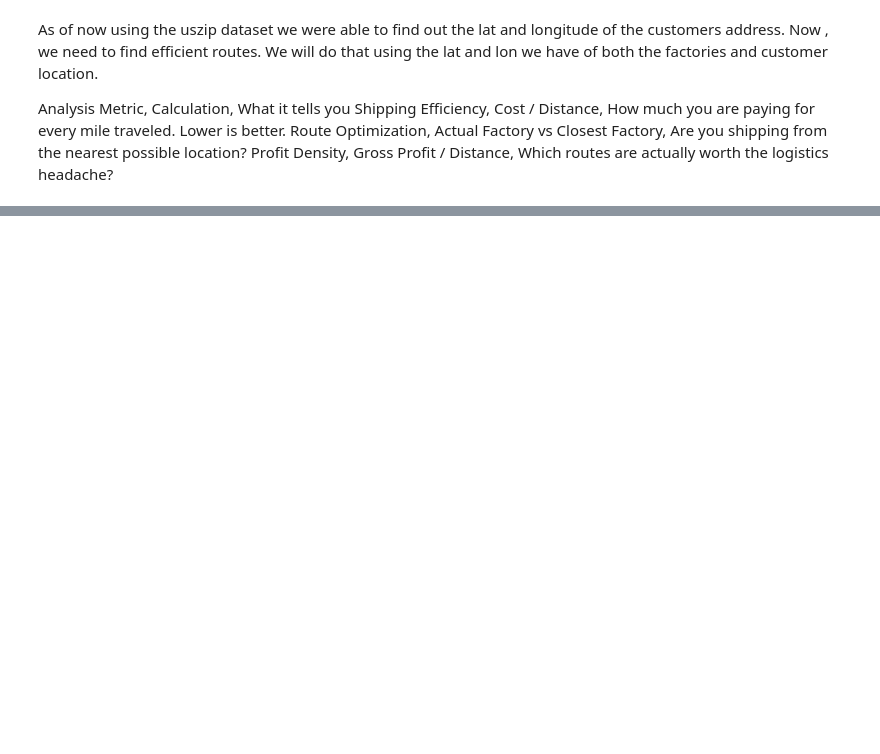
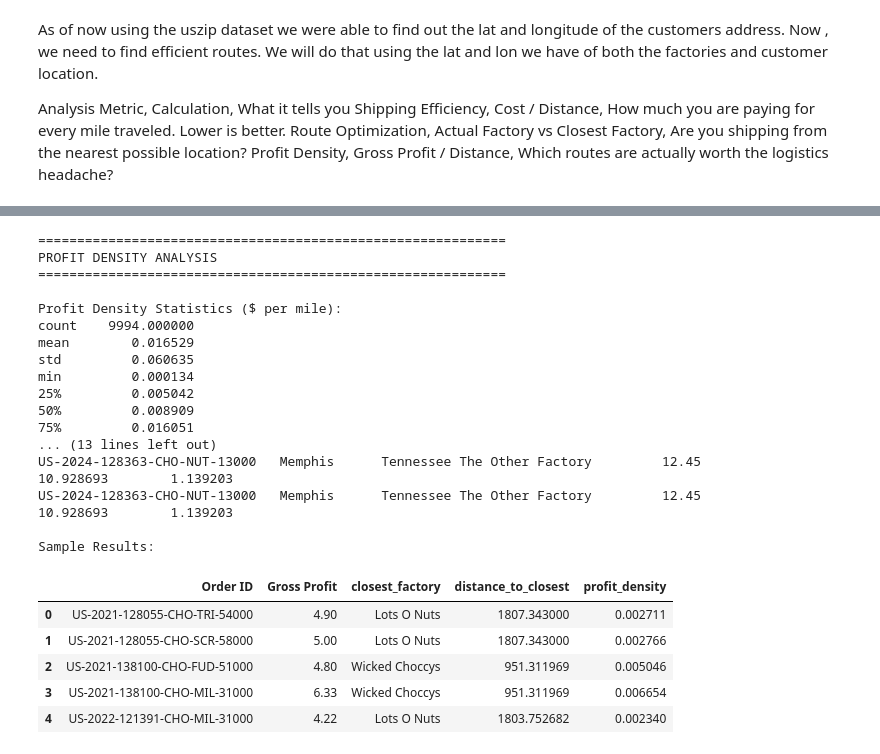
Before and after one commit to aya11337/Supply-Chain-Shipping-Analysis, a Jupyter notebook: candy_distributor_analysis.ipynb, the cells around one changed output, grey strips where cells are left out. Saved outputs shown, nothing was run; the diff lists cells and outputs as text; code cells hidden in the pictures; blank space fills up the shorter version.

```diff
--- a/candy_distributor_analysis.ipynb
+++ b/candy_distributor_analysis.ipynb
@@ -235,4 +274,0 @@ sales_geo.head()
-# %%
-# The modern way to "pluck" values based on a column of names
-idx, cols = pd.factorize(sales_geo['closest_factory'])
-sales_geo['distance_to_closest'] = sales_geo.reindex(cols, axis=1).to_numpy()[np.arange(len(sales_geo)), idx]
@@ -262,16 +328,49 @@ sales_geo[['Gross Profit', 'closest_factory', 'profit_density']].head()
-# %%
-#calculating the break even distance
-# 1. Set your estimated shipping rate (e.g., $0.01 per mile)
-shipping_rate_per_mile = 0.01
-
-# 2. Calculate the maximum distance we can ship before losing money
-sales_geo['break_even_distance'] = sales_geo['Gross Profit'] / shipping_rate_per_mile
-
-# 3. Calculate the "Distance Margin" (How many more miles could we have gone?)
-# This is: Break-even Distance minus the Actual Distance to the closest factory
-sales_geo['distance_margin'] = sales_geo['break_even_distance'] - sales_geo['distance_to_closest']
-
-# 4. Identify "Loss" Orders (Orders where distance exceeded break-even)
-sales_geo['is_profitable_route'] = sales_geo['distance_margin'] > 0
+# %%
+# Calculate profit density: Gross Profit per mile traveled
+# This metric helps identify which routes generate the most value per unit of distance
+sales_geo['profit_density'] = sales_geo['Gross Profit'] / sales_geo['distance_to_closest']
+
+# Handle division by zero or negative distances (shouldn't occur, but safety check)
+sales_geo['profit_density'] = sales_geo['profit_density'].replace([np.inf, -np.inf], np.nan)
+
+print("="*60)
+print("PROFIT DENSITY ANALYSIS")
+print("="*60)
+print("\nProfit Density Statistics ($ per mile):")
+print(sales_geo['profit_density'].describe())
+
+print("\nTop 10 Orders by Profit Density:")
+top_profit_density = sales_geo.nlargest(10, 'profit_density')[
+    ['Order ID', 'City', 'State/Province', 'closest_factory',
+     'Gross Profit', 'distance_to_closest', 'profit_density']
+]
+print(top_profit_density.to_string(index=False))
+
+print("\nSample Results:")
+sales_geo[['Order ID', 'Gross Profit', 'closest_factory', 'distance_to_closest', 'profit_density']].head()
+# %% [output]
+============================================================
+PROFIT DENSITY ANALYSIS
+============================================================
+
+Profit Density Statistics ($ per mile):
+count    9994.000000
+mean        0.016529
+std         0.060635
+min         0.000134
+25%         0.005042
+50%         0.008909
+75%         0.016051
+... (13 lines left out)
+US-2024-128363-CHO-NUT-13000   Memphis      Tennessee The Other Factory         12.45            10.928693        1.139203
+US-2024-128363-CHO-NUT-13000   Memphis      Tennessee The Other Factory         12.45            10.928693        1.139203
+
+Sample Results:
+|  | Order ID | Gross Profit | closest_factory | distance_to_closest | profit_density |
+| 0 | US-2021-128055-CHO-TRI-54000 | 4.90 | Lots O Nuts | 1807.343000 | 0.002711 |
+| 1 | US-2021-128055-CHO-SCR-58000 | 5.00 | Lots O Nuts | 1807.343000 | 0.002766 |
+| 2 | US-2021-138100-CHO-FUD-51000 | 4.80 | Wicked Choccys | 951.311969 | 0.005046 |
+| 3 | US-2021-138100-CHO-MIL-31000 | 6.33 | Wicked Choccys | 951.311969 | 0.006654 |
+| 4 | US-2022-121391-CHO-MIL-31000 | 4.22 | Lots O Nuts | 1803.752682 | 0.002340 |
 # %%
 sales_geo[['closest_factory','profit_density','Gross Profit','is_profitable_route','break_even_distance']]
```
Also changed, not shown: parts of 22 cells of this notebook.
